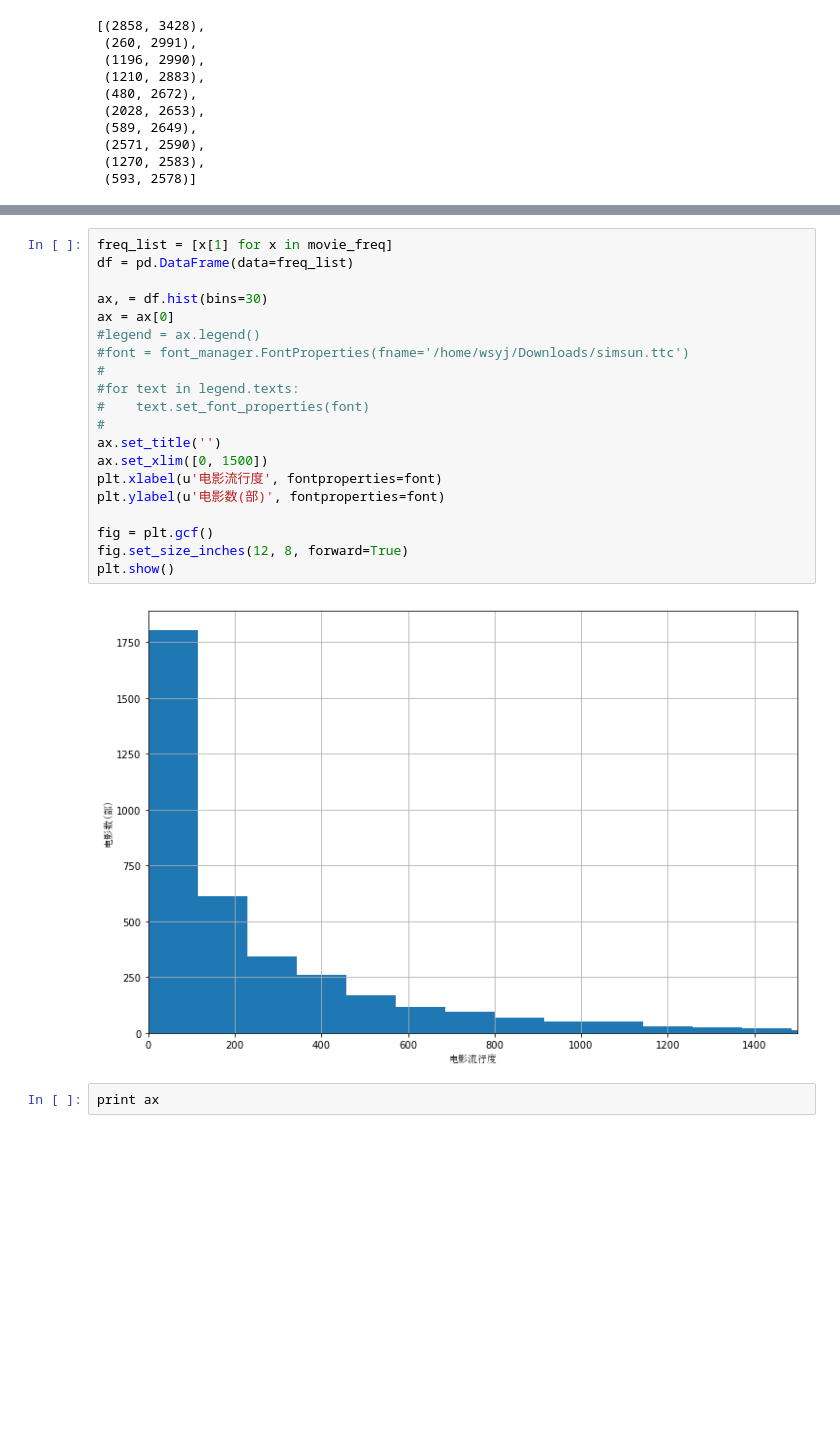
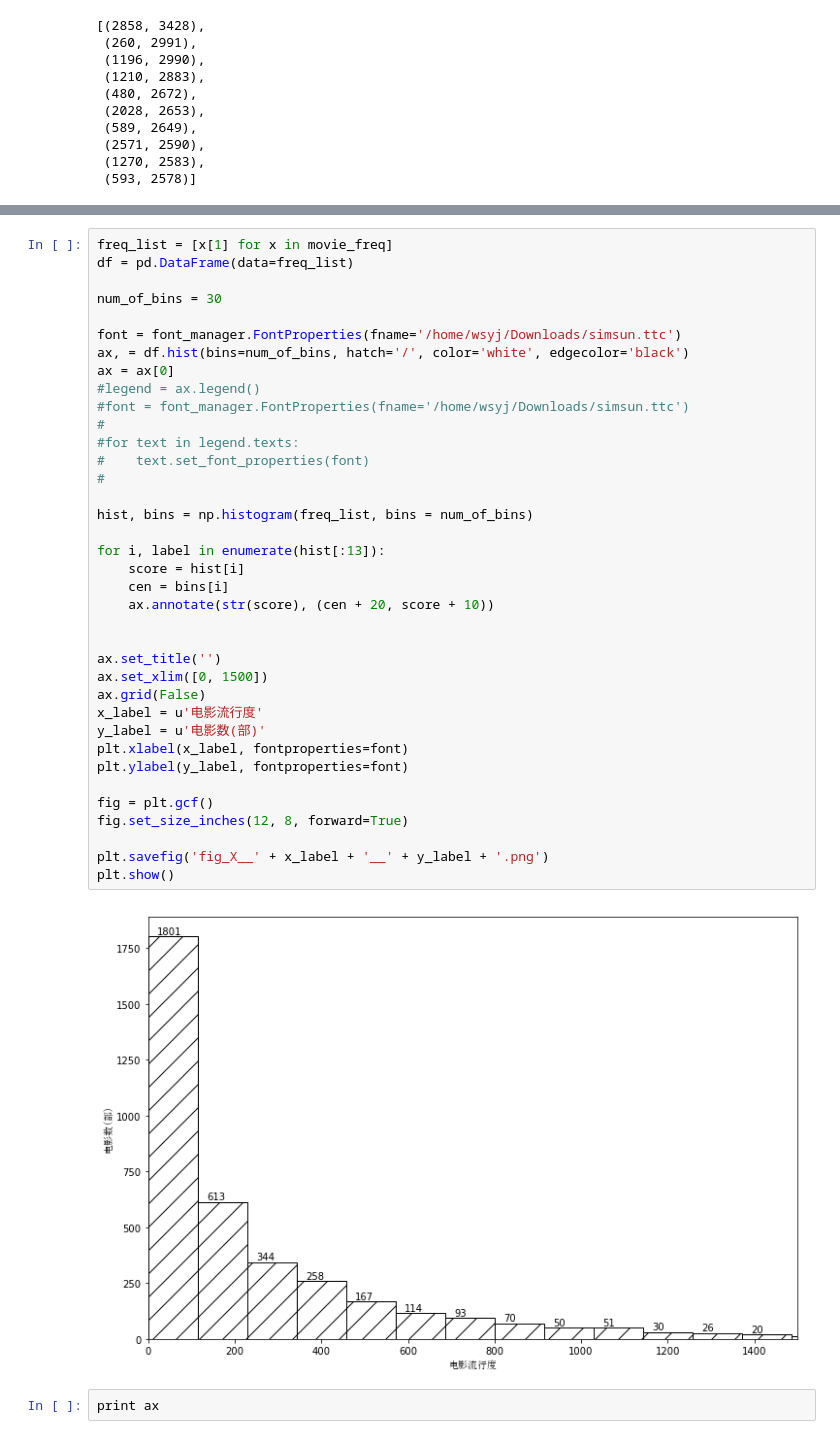
Before and after one commit to WoodExplorer/dissertation__recommendation_system__experiment, a Jupyter notebook: chap 2 section 2.1 movie popularity distribution.ipynb, the cells around one changed output, grey strips where cells are left out. Cells and saved outputs as stored; diff of their text form; blank space fills up the shorter version.

Commit message:
[Linux] Preparing plots - All plots ready except the plot for chap 2 exp 4 time complexity

```diff
--- a/chap 2 section 2.1 movie popularity distribution.ipynb
+++ b/chap 2 section 2.1 movie popularity distribution.ipynb
@@ -106,25 +112,42 @@ movie_freq = movie_freq.items()
 # %%
 freq_list = [x[1] for x in movie_freq]
 df = pd.DataFrame(data=freq_list)
 
-ax, = df.hist(bins=30)
+num_of_bins = 30
+
+font = font_manager.FontProperties(fname='/home/wsyj/Downloads/simsun.ttc')
+ax, = df.hist(bins=num_of_bins, hatch='/', color='white', edgecolor='black')
 ax = ax[0]
 #legend = ax.legend()
 #font = font_manager.FontProperties(fname='/home/wsyj/Downloads/simsun.ttc')
 #
 #for text in legend.texts:
 #    text.set_font_properties(font)
 #
+
+hist, bins = np.histogram(freq_list, bins = num_of_bins)
+
+for i, label in enumerate(hist[:13]):
+    score = hist[i]
+    cen = bins[i]
+    ax.annotate(str(score), (cen + 20, score + 10))
+
+
 ax.set_title('')
 ax.set_xlim([0, 1500])
-plt.xlabel(u'电影流行度', fontproperties=font)
-plt.ylabel(u'电影数(部)', fontproperties=font)
+ax.grid(False)
+x_label = u'电影流行度'
+y_label = u'电影数(部)'
+plt.xlabel(x_label, fontproperties=font)
+plt.ylabel(y_label, fontproperties=font)
 
 fig = plt.gcf()
 fig.set_size_inches(12, 8, forward=True)
+
+plt.savefig('fig_X__' + x_label + '__' + y_label + '.png')
 plt.show()
 # %% [output]
-[figure, old version]
+[figure, new version]
 # %%
 print ax
 # %% [output]
```
Also changed, not shown: parts of 2 cells of this notebook, 3 other files.
